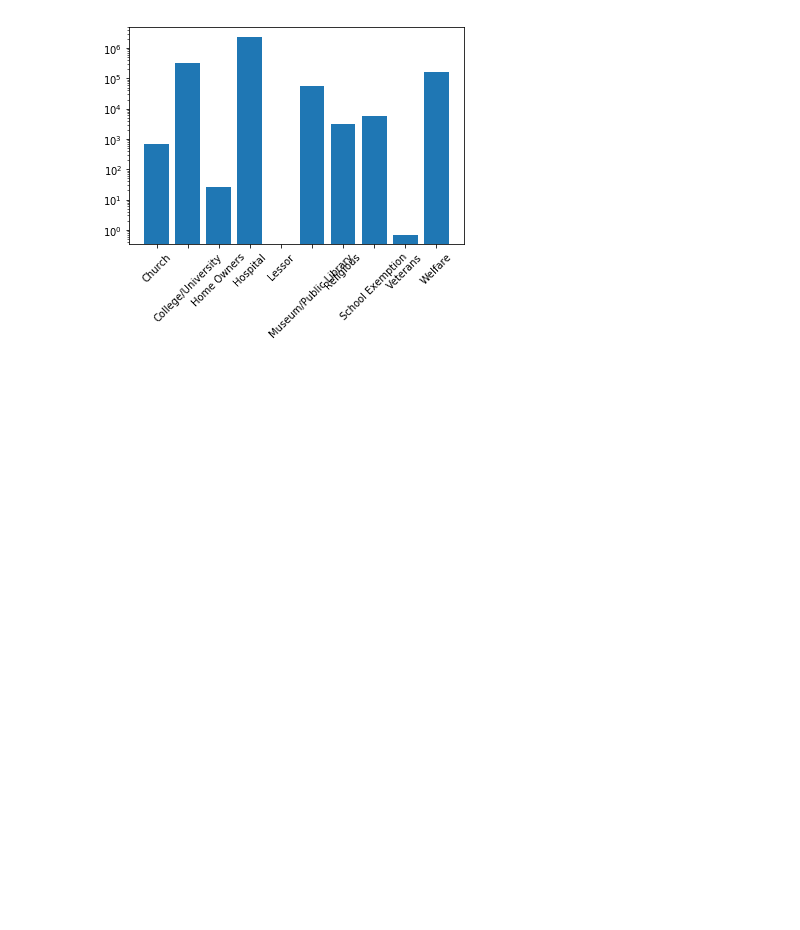
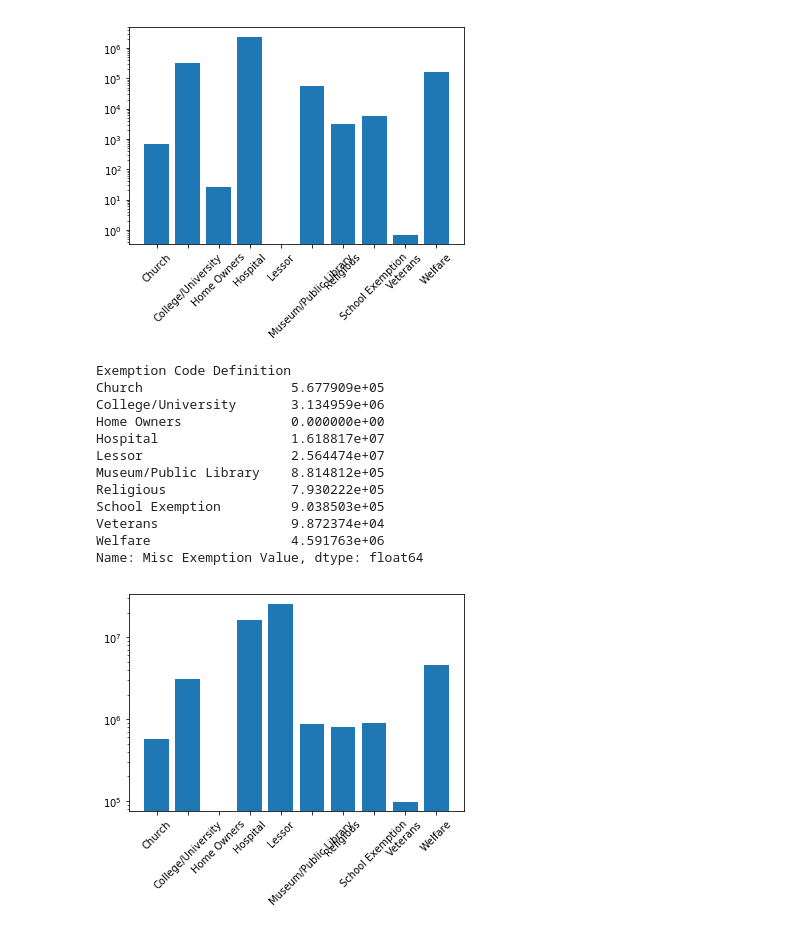
Before and after one commit to daericks/datasf, a Jupyter notebook: notebooks/property_tax_rolls-explore.ipynb, the cells around one changed output. Drawn from its saved outputs; the diff is of its cells as text; code cells hidden in the pictures; blank space fills up the shorter version.

```diff
--- a/notebooks/property_tax_rolls-explore.ipynb
+++ b/notebooks/property_tax_rolls-explore.ipynb
@@ -291,3 +300,24 @@ Veterans                 7.036082e-01
 Welfare                  1.636126e+05
 Name: Assessed Personal Property Value, dtype: float64
 [figure]
+# %%
+df_exCode_exVal = df.groupby(by='Exemption Code Definition')['Misc Exemption Value'].mean()
+print(df_exCode_exVal)
+fig, ax = plt.subplots(figsize=(6,4))
+plt.bar(height=df_exCode_exVal, x=df_exCode_exVal.index)
+plt.xticks(rotation=45)
+ax.set_yscale('log')
+# %% [output]
+Exemption Code Definition
+Church                   5.677909e+05
+College/University       3.134959e+06
+Home Owners              0.000000e+00
+Hospital                 1.618817e+07
+Lessor                   2.564474e+07
+Museum/Public Library    8.814812e+05
+Religious                7.930222e+05
+School Exemption         9.038503e+05
+Veterans                 9.872374e+04
+Welfare                  4.591763e+06
+Name: Misc Exemption Value, dtype: float64
+[figure, added]
```
Also changed, not shown: parts of 3 cells of this notebook, 1 other file.
